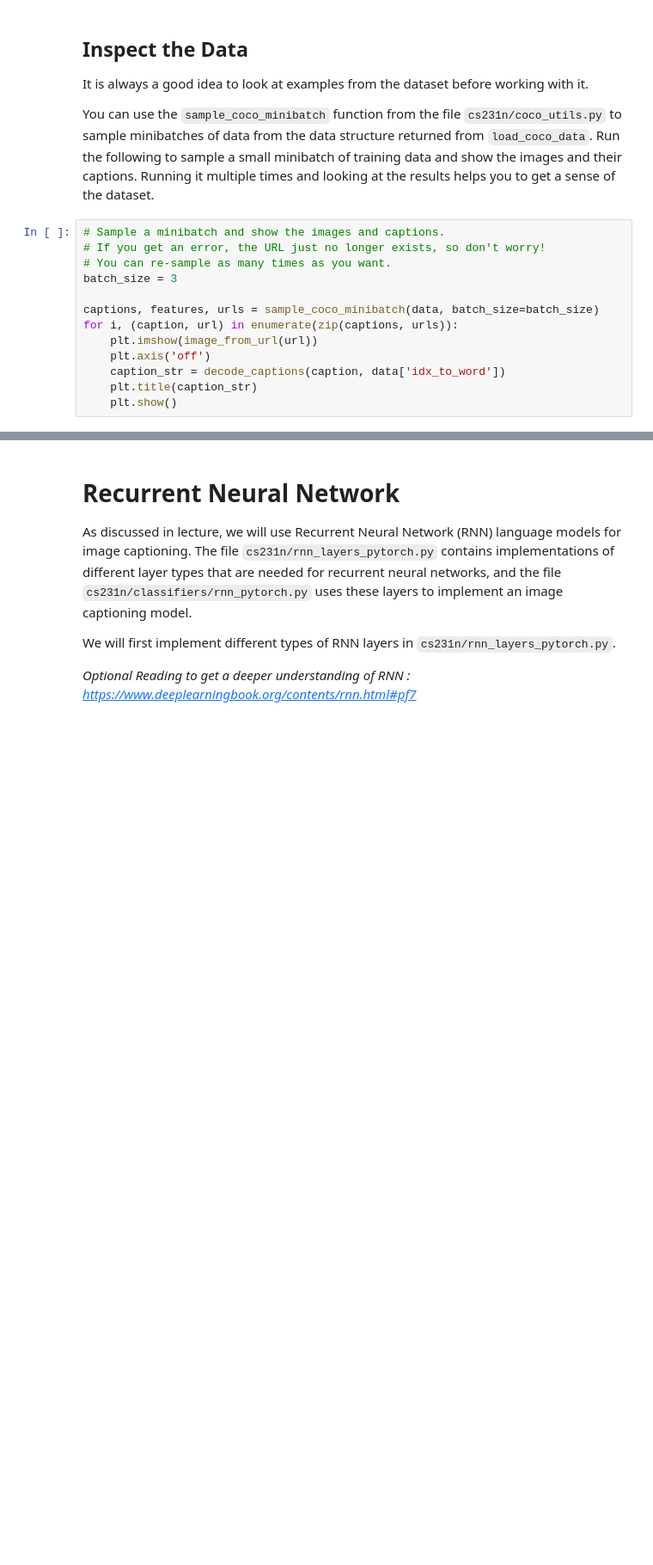
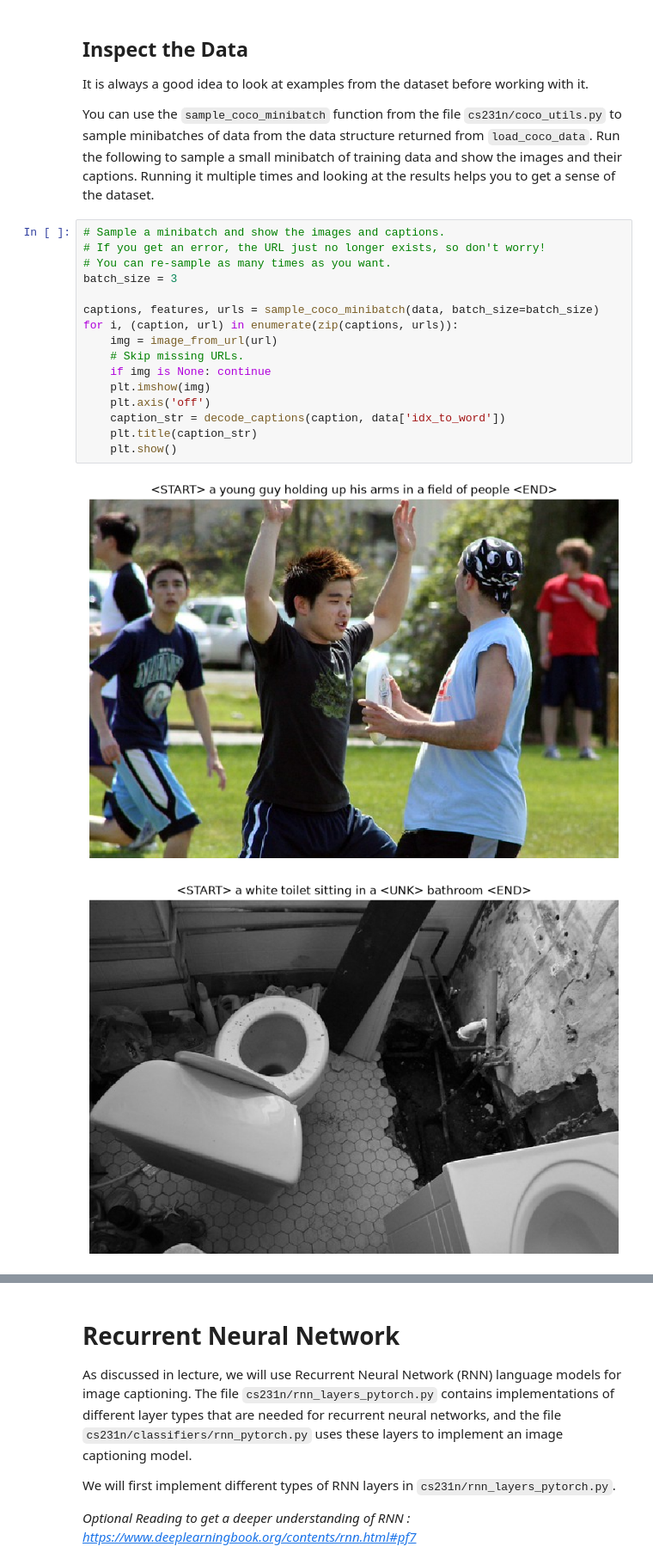
Before and after one commit to Erix8/cs231n-assignments-2026, a Jupyter notebook: assignment2/RNNCaptioning.ipynb, the cells around one changed output, grey strips where cells are left out. Shown at 86% size. Cells and saved outputs as stored; diff of their text form; blank space fills up the shorter version.

```diff
--- a/assignment2/RNNCaptioning.ipynb
+++ b/assignment2/RNNCaptioning.ipynb
@@ -99,13 +114,19 @@ You can use the `sample_coco_minibatch` function from the file `cs231n/coco_util
 # %%
 # Sample a minibatch and show the images and captions.
 # If you get an error, the URL just no longer exists, so don't worry!
 # You can re-sample as many times as you want.
 batch_size = 3
 
 captions, features, urls = sample_coco_minibatch(data, batch_size=batch_size)
 for i, (caption, url) in enumerate(zip(captions, urls)):
-    plt.imshow(image_from_url(url))
+    img = image_from_url(url)
+    # Skip missing URLs.
+    if img is None: continue
+    plt.imshow(img)
     plt.axis('off')
     caption_str = decode_captions(caption, data['idx_to_word'])
     plt.title(caption_str)
     plt.show()
+# %% [output]
+[figure, added]
+[figure, added]
```
Also changed, not shown: parts of 17 cells of this notebook, 3 other files.
